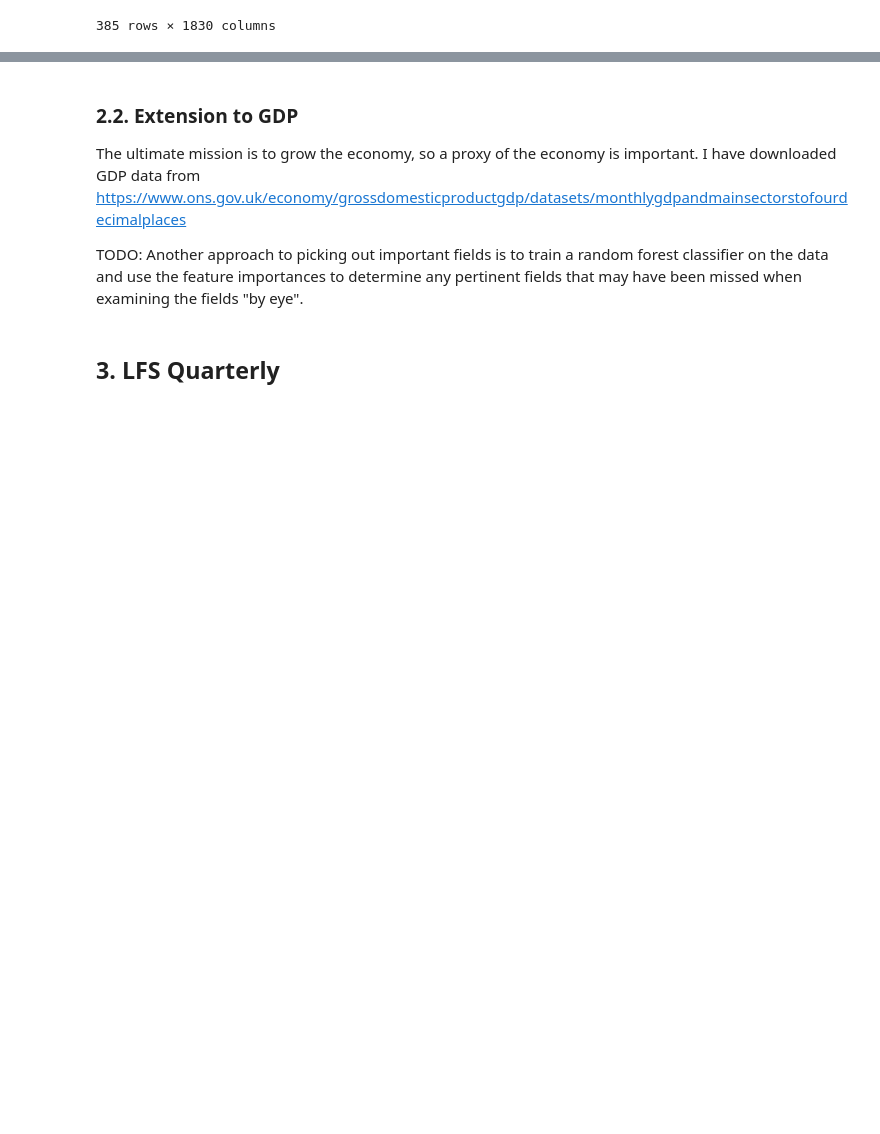
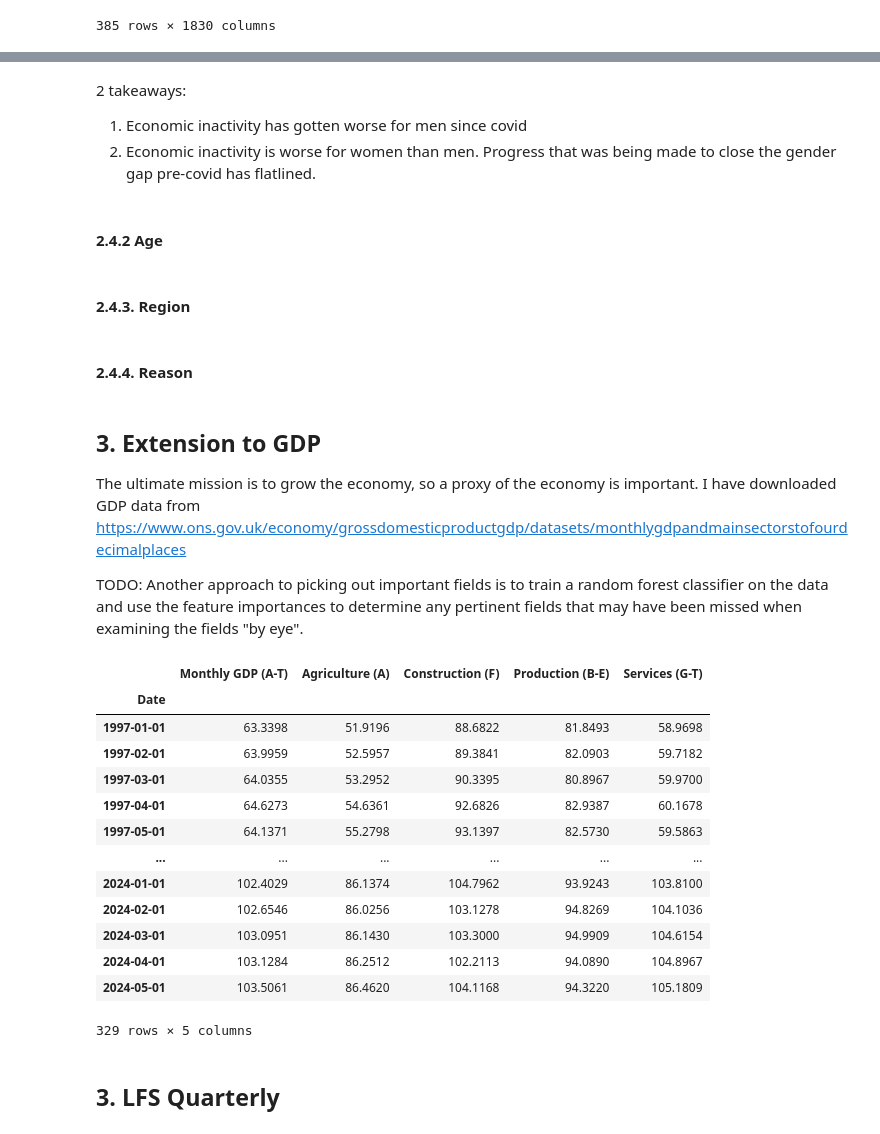
Before and after one commit to gjohl/growingeconomy, a Jupyter notebook: notebooks/exploratory_data_analysis.ipynb, the cells around one changed output, grey strips where cells are left out. Saved outputs shown, nothing was run; the diff lists cells and outputs as text; code cells hidden in the pictures; blank space fills up the shorter version.

```diff
--- a/notebooks/exploratory_data_analysis.ipynb
+++ b/notebooks/exploratory_data_analysis.ipynb
@@ -209,6 +371,36 @@ lfs_df['awe whole economy real terms level (£) seasonally adjusted total pay'].
+# %% [markdown]
+2 takeaways:
+1. Economic inactivity has gotten worse for men since covid
+2. Economic inactivity is worse for women than men. Progress that was being made to close the gender gap pre-covid has flatlined.
+# %% [markdown]
+#### 2.4.2 Age
+# %% [markdown]
+#### 2.4.3. Region
+# %% [markdown]
+#### 2.4.4. Reason
 # %% [markdown]
-### 2.2. Extension to GDP
+## 3. Extension to GDP
 
 The ultimate mission is to grow the economy, so a proxy of the economy is important. I have downloaded GDP data from https://www.ons.gov.uk/economy/grossdomesticproductgdp/datasets/monthlygdpandmainsectorstofourdecimalplaces
 
 TODO: Another approach to picking out important fields is to train a random forest classifier on the data and use the feature importances to determine any pertinent fields that may have been missed when examining the fields "by eye".
+# %%
+gdp_df = pd.read_csv(DATA_DIR / 'UK_GDP_monthly.csv', parse_dates=['Month'], date_format="%Y%b")
+gdp_df = gdp_df.rename(columns={'Month': 'Date'})
+gdp_df = gdp_df.set_index('Date')
+gdp_df
+# %% [output]
+|  | Monthly GDP (A-T) | Agriculture (A) | Construction (F) | Production (B-E) | Services (G-T) |
+| Date |  |  |  |  |  |
+| 1997-01-01 | 63.3398 | 51.9196 | 88.6822 | 81.8493 | 58.9698 |
+| 1997-02-01 | 63.9959 | 52.5957 | 89.3841 | 82.0903 | 59.7182 |
+| 1997-03-01 | 64.0355 | 53.2952 | 90.3395 | 80.8967 | 59.9700 |
+| 1997-04-01 | 64.6273 | 54.6361 | 92.6826 | 82.9387 | 60.1678 |
+| 1997-05-01 | 64.1371 | 55.2798 | 93.1397 | 82.5730 | 59.5863 |
+| ... | ... | ... | ... | ... | ... |
+| 2024-01-01 | 102.4029 | 86.1374 | 104.7962 | 93.9243 | 103.8100 |
+| 2024-02-01 | 102.6546 | 86.0256 | 103.1278 | 94.8269 | 104.1036 |
+| 2024-03-01 | 103.0951 | 86.1430 | 103.3000 | 94.9909 | 104.6154 |
+| 2024-04-01 | 103.1284 | 86.2512 | 102.2113 | 94.0890 | 104.8967 |
+| 2024-05-01 | 103.5061 | 86.4620 | 104.1168 | 94.3220 | 105.1809 |
+329 rows × 5 columns
```
Also changed, not shown: parts of 24 cells of this notebook.
